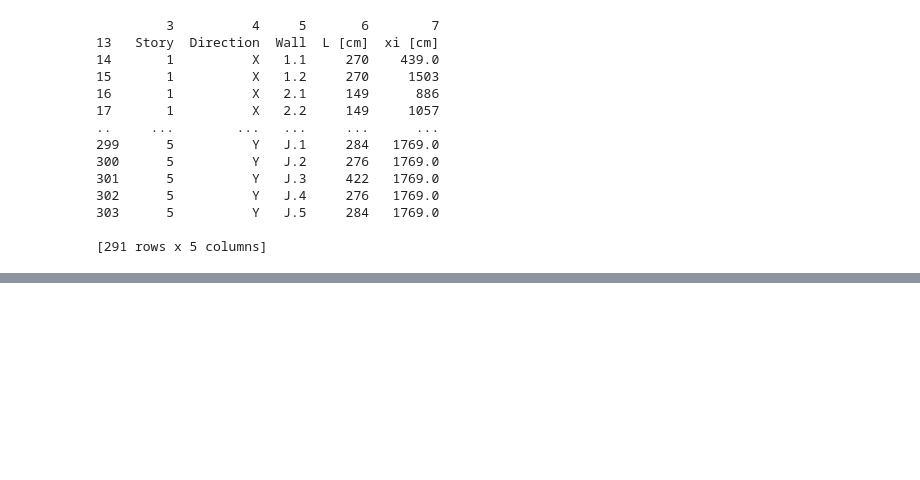
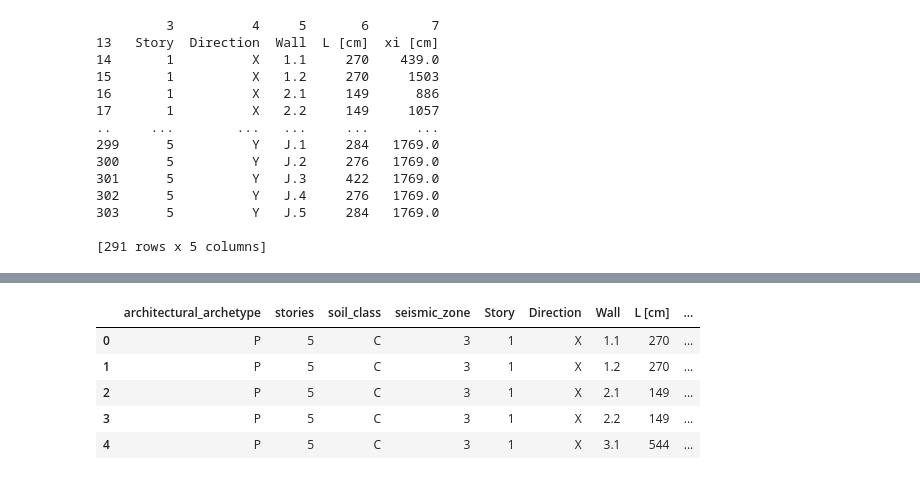
Before and after one commit to CS-433/ml-project-2-ai-ron-team, a Jupyter notebook: Prepare_data.ipynb, the cells around one changed output, grey strips where cells are left out. Drawn from its saved outputs; the diff is of its cells as text; code cells hidden in the pictures; blank space fills up the shorter version.

Commit message:
Add prepare_data notebook with heads

```diff
--- a/Prepare_data.ipynb
+++ b/Prepare_data.ipynb
@@ -226,6 +226,15 @@ resultFinal = pd.concat([repeated_df, result2, result3], axis=1, ignore_index=Fa
 
 prepared_file_path = 'prepared_data_all.csv'
 resultFinal.to_csv(prepared_file_path, index=False)
+# %%
+resultFinal.head()
+# %% [output]
+|  | architectural_archetype | stories | soil_class | seismic_zone | Story | Direction | Wall | L [cm] | ... |
+| 0 | P | 5 | C | 3 | 1 | X | 1.1 | 270 | ... |
+| 1 | P | 5 | C | 3 | 1 | X | 1.2 | 270 | ... |
+| 2 | P | 5 | C | 3 | 1 | X | 2.1 | 149 | ... |
+| 3 | P | 5 | C | 3 | 1 | X | 2.2 | 149 | ... |
+| 4 | P | 5 | C | 3 | 1 | X | 3.1 | 544 | ... |
 # %%
 #Creating another table if we are using only information of type A to predict Tx and Ty not everything
 Tx_values = []
```
Also changed, not shown: parts of 2 cells of this notebook.
